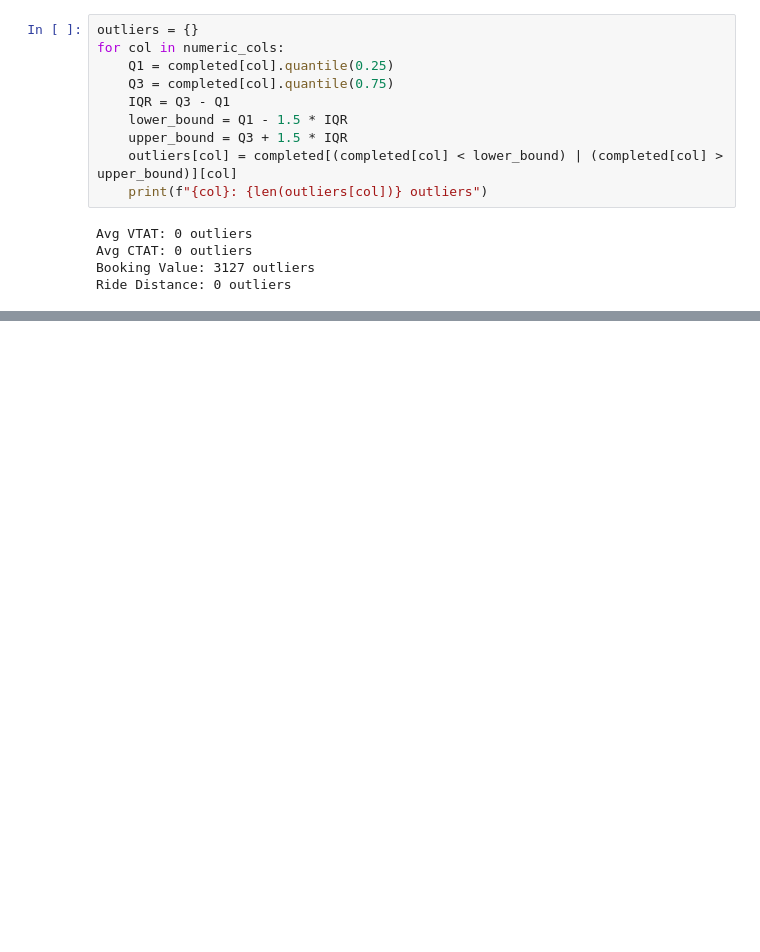
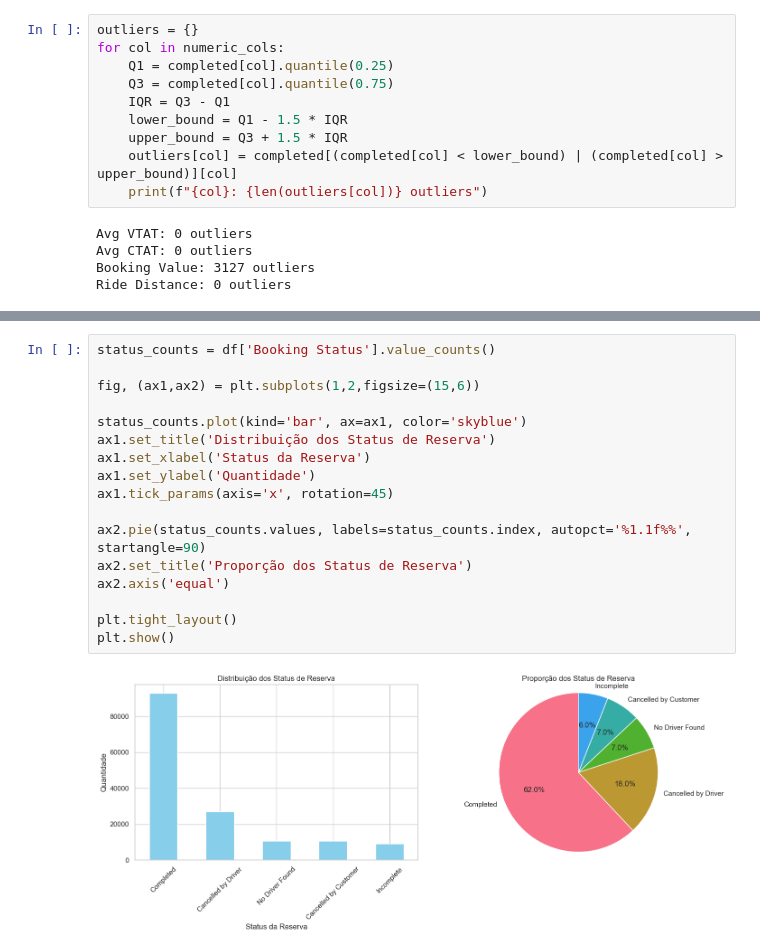
Before and after one commit to DaniloCTM/uber-analytics, a Jupyter notebook: Data Layer/raw/Analytics.ipynb, the cells around one changed output, grey strips where cells are left out. Drawn from its saved outputs; the diff is of its cells as text; blank space fills up the shorter version.

```diff
--- a/Data Layer/raw/Analytics.ipynb
+++ b/Data Layer/raw/Analytics.ipynb
@@ -186,0 +205,19 @@ Ride Distance: 0 outliers
+# %%
+status_counts = df['Booking Status'].value_counts()
+
+fig, (ax1,ax2) = plt.subplots(1,2,figsize=(15,6))
+
+status_counts.plot(kind='bar', ax=ax1, color='skyblue')
+ax1.set_title('Distribuição dos Status de Reserva')
+ax1.set_xlabel('Status da Reserva')
+ax1.set_ylabel('Quantidade')
+ax1.tick_params(axis='x', rotation=45)
+
+ax2.pie(status_counts.values, labels=status_counts.index, autopct='%1.1f%%', startangle=90)
+ax2.set_title('Proporção dos Status de Reserva')
+ax2.axis('equal')
+
+plt.tight_layout()
+plt.show()
+# %% [output]
+[figure, added]
```
Also changed, not shown: parts of 16 cells of this notebook, 1 other file.
